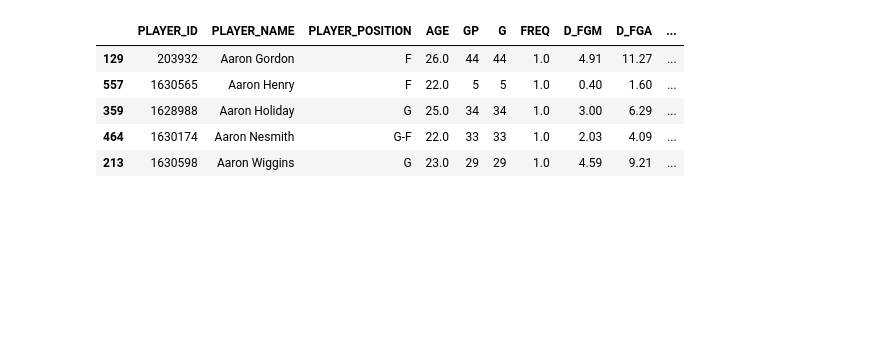
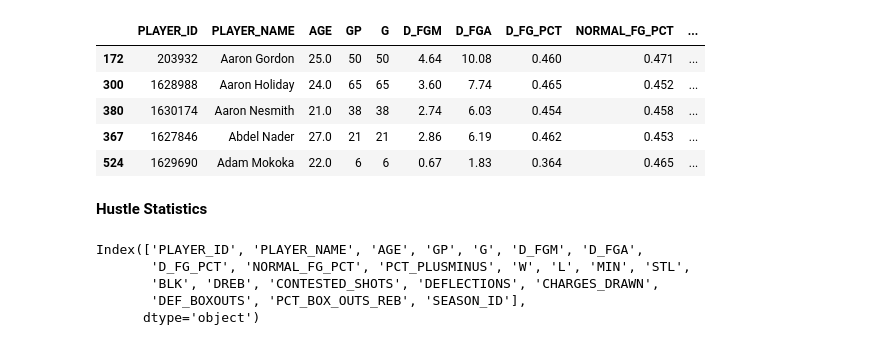
Before and after one commit to Darrick-Oliver/senior-project, a Jupyter notebook: Defensive Scraper.ipynb, the cells around one changed output. Cells and saved outputs as stored; diff of their text form; code cells hidden in the pictures; blank space fills up the shorter version.

```diff
--- a/Defensive Scraper.ipynb
+++ b/Defensive Scraper.ipynb
@@ -4,7 +4,7 @@ import requests
 import json
 # %%
 loc = 'C:\\Users\\Darrick\\Documents\\Jupyter\\senior-project\\stats\\'
-season = '2021-22'
+season = '2020-21'
 # %%
 headers = {
     'Accept': 'application/json, text/plain, */*',
@@ -30,21 +30,23 @@ di_df.sort_values(by='PLAYER_NAME', inplace=True)
 # %%
 # Remove players not in both dataframes
 diff = list(set(di_df['PLAYER_ID'].tolist()) - set(dd_df['CLOSE_DEF_PERSON_ID'].tolist()))
 
 di_df = di_df[~di_df['PLAYER_ID'].isin(diff)]
 
 # Combine dataframes
 def_data = dd_df.join(di_df[di_df.columns[5:11]])
 
 # Drop unnecessary columns
-def_data.drop(columns=['PLAYER_LAST_TEAM_ID', 'PLAYER_LAST_TEAM_ABBREVIATION'], inplace=True)
+def_data.drop(columns=['PLAYER_LAST_TEAM_ID', 'PLAYER_LAST_TEAM_ABBREVIATION', 'PLAYER_POSITION', 'FREQ'], inplace=True)
 def_data.rename(columns={'CLOSE_DEF_PERSON_ID' : 'PLAYER_ID'}, inplace=True)
 
 def_data.head()
 # %% [output]
-|  | PLAYER_ID | PLAYER_NAME | PLAYER_POSITION | AGE | GP | G | FREQ | D_FGM | D_FGA | ... |
-| 129 | 203932 | Aaron Gordon | F | 26.0 | 44 | 44 | 1.0 | 4.91 | 11.27 | ... |
-| 557 | 1630565 | Aaron Henry | F | 22.0 | 5 | 5 | 1.0 | 0.40 | 1.60 | ... |
-| 359 | 1628988 | Aaron Holiday | G | 25.0 | 34 | 34 | 1.0 | 3.00 | 6.29 | ... |
-| 464 | 1630174 | Aaron Nesmith | G-F | 22.0 | 33 | 33 | 1.0 | 2.03 | 4.09 | ... |
-| 213 | 1630598 | Aaron Wiggins | G | 23.0 | 29 | 29 | 1.0 | 4.59 | 9.21 | ... |
+|  | PLAYER_ID | PLAYER_NAME | AGE | GP | G | D_FGM | D_FGA | D_FG_PCT | NORMAL_FG_PCT | ... |
+| 172 | 203932 | Aaron Gordon | 25.0 | 50 | 50 | 4.64 | 10.08 | 0.460 | 0.471 | ... |
+| 300 | 1628988 | Aaron Holiday | 24.0 | 65 | 65 | 3.60 | 7.74 | 0.465 | 0.452 | ... |
+| 380 | 1630174 | Aaron Nesmith | 21.0 | 38 | 38 | 2.74 | 6.03 | 0.454 | 0.458 | ... |
+| 367 | 1627846 | Abdel Nader | 27.0 | 21 | 21 | 2.86 | 6.19 | 0.462 | 0.453 | ... |
+| 524 | 1629690 | Adam Mokoka | 22.0 | 6 | 6 | 0.67 | 1.83 | 0.364 | 0.465 | ... |
+# %% [markdown]
+**Hustle Statistics**
@@ -51,2 +55,28 @@ def_data.head()
+# %%
+r_dict = json.loads(r.content)
+
+df = pd.DataFrame(data=r_dict['resultSets'][0]['rowSet'], columns=r_dict['resultSets'][0]['headers'])
+df.drop(columns=['TEAM_ID', 'TEAM_ABBREVIATION', 'AGE', 'G', 'MIN', 'CONTESTED_SHOTS_2PT', 'CONTESTED_SHOTS_3PT',
+                'SCREEN_AST_PTS', 'SCREEN_ASSISTS', 'OFF_LOOSE_BALLS_RECOVERED', 'DEF_LOOSE_BALLS_RECOVERED',
+                'LOOSE_BALLS_RECOVERED', 'PCT_LOOSE_BALLS_RECOVERED_OFF', 'PCT_LOOSE_BALLS_RECOVERED_DEF',
+                'OFF_BOXOUTS', 'BOX_OUTS', 'BOX_OUT_PLAYER_TEAM_REBS', 'BOX_OUT_PLAYER_REBS', 'PCT_BOX_OUTS_OFF',
+                'PCT_BOX_OUTS_DEF', 'PCT_BOX_OUTS_TEAM_REB'], inplace=True)
+
+# Remove players not in df
+diff = list(set(df['PLAYER_ID'].tolist()) - set(def_data['PLAYER_ID'].tolist()))
+df = df[~df['PLAYER_ID'].isin(diff)]
+
+df.sort_values(by='PLAYER_NAME', inplace=True)
+
+def_data = def_data.join(df[df.columns[2:]])
+def_data['SEASON_ID'] = '220' + season[2:4]
+
+def_data.columns
+# %% [output]
+Index(['PLAYER_ID', 'PLAYER_NAME', 'AGE', 'GP', 'G', 'D_FGM', 'D_FGA',
+       'D_FG_PCT', 'NORMAL_FG_PCT', 'PCT_PLUSMINUS', 'W', 'L', 'MIN', 'STL',
+       'BLK', 'DREB', 'CONTESTED_SHOTS', 'DEFLECTIONS', 'CHARGES_DRAWN',
+       'DEF_BOXOUTS', 'PCT_BOX_OUTS_REB', 'SEASON_ID'],
+      dtype='object')
 # %%
 def_data.to_csv(loc + season + '_def_stats.csv', index=False)
```
Also changed, not shown: parts of 1 cell of this notebook, 3 other files.
